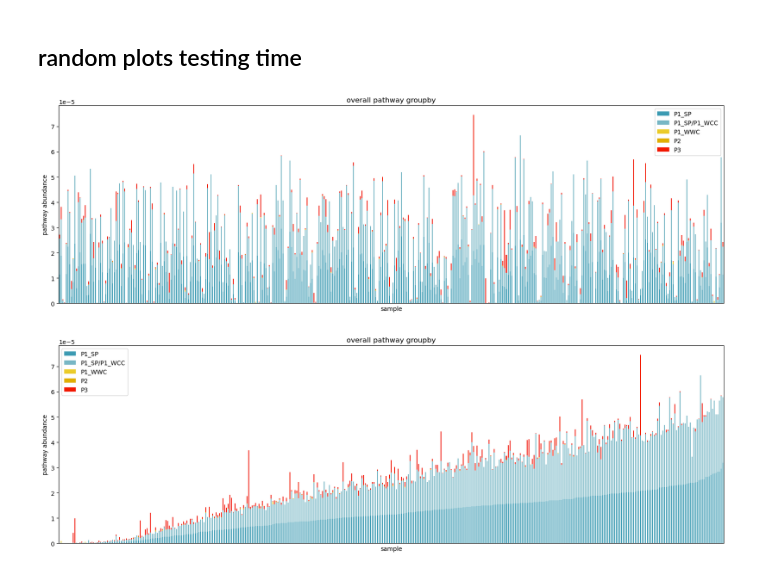
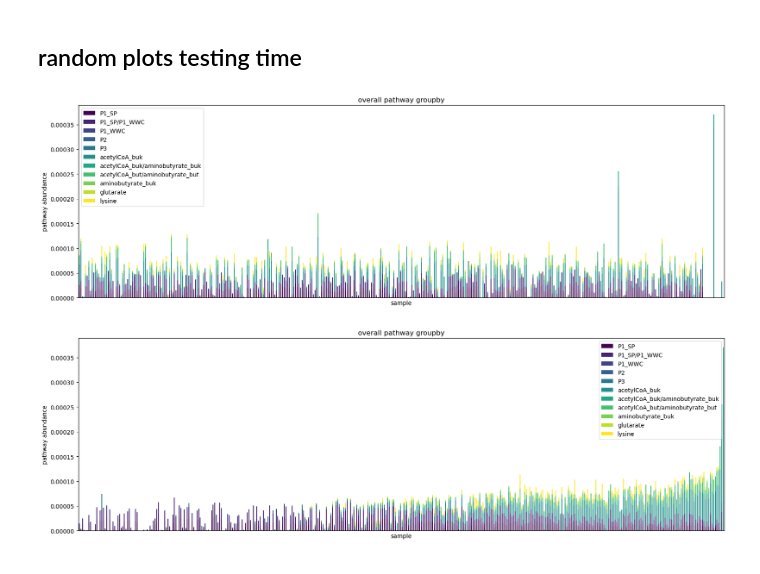
Before and after one commit to daisywyh/cremer_tester, a Jupyter notebook: pathway_abundance/pathway_abundance.ipynb, the cells around one changed output. Saved outputs shown, nothing was run; the diff lists cells and outputs as text; code cells hidden in the pictures.

```diff
--- a/pathway_abundance/pathway_abundance.ipynb
+++ b/pathway_abundance/pathway_abundance.ipynb
@@ -289,7 +327,13 @@ propionate_table_base
 
 #### merge the useful information onto the normalized hit table
 # %%
-propionate_final_hit_table = propionate_table_base.merge(compiled_bt_hit_summaries_propionate_length_corrected, how = "left", left_index=True, right_index=True)
+propionate_table_base = propionate_table_base.merge(compiled_bt_hit_summaries_propionate_length_corrected, how = "left", left_index=True, right_index=True)
+
+butyrate_table_base = butyrate_table_base.merge(compiled_bt_hit_summaries_butyrate_length_corrected, how = "left", left_index=True, right_index=True)
+
+prop_but_final = pd.concat([propionate_table_base, butyrate_table_base])
+
+# prop_but_final = prop_but_final.merge(compiled_bt_hit_summaries_butyrate_length_corrected, how = "left", left_index=True, right_index=True)
 
 # summed_propionate = compiled_bt_hit_summaries_propionate_length_corrected.sum(axis=1)
 
@@ -297,5 +341,5 @@ propionate_final_hit_table = propionate_table_base.merge(compiled_bt_hit_summari
 
 # propionate_final_test = propionate_final_test.merge(summed_propionate, how = "left", left_index=True, right_index=True)
 
-propionate_final_hit_table
+prop_but_final
 # %% [output]
@@ -373,15 +419,19 @@ propoinate_useful_display
 # %%
-propionate_overall_pathway_group = propionate_final_hit_table.groupby(["overall_pathway"]).sum()
+overall_pathway_group = prop_but_final.groupby(["overall_pathway"]).sum()
 
-propionate_overall_pathway_group = propionate_overall_pathway_group.drop("gene_name_short", axis=1)
+# overall_pathway_group = overall_pathway_group.drop(["gene_name_short", "prop_or_but"], axis=1)
 
-for pathway in list(propionate_overall_pathway_group.index.values):
+for pathway in list(overall_pathway_group.index.values):
 
     if pathway in pathway_length_dict.keys():
 
-        propionate_overall_pathway_group.loc[pathway] /= pathway_length_dict[pathway]
+        overall_pathway_group.loc[pathway] /= pathway_length_dict[pathway]
 
-propionate_overall_pathway_group.loc['P1_SP/P1_WCC'] /= 5.5
+overall_pathway_group.loc['P1_SP/P1_WWC'] /= 5.5
 
-propionate_overall_pathway_group
+overall_pathway_group.loc["acetylCoA_buk/aminobutyrate_buk"] /= 6
+
+overall_pathway_group.loc["acetylCoA_but/aminobutyrate_but"] /= 5
+
+overall_pathway_group
 # %% [output]
@@ -448,15 +511,18 @@ def stackedBarDF(overall_pathway_df):
     )
 
     return plottingDF
+# %%
+n = len(plottingDF.columns)
+colors = plt.cm.viridis(np.linspace(0, 1, n))
 # %%
-plottingDF = stackedBarDF(propionate_overall_pathway_group)
+plottingDF = stackedBarDF(overall_pathway_group)
 
-finalGraph = plottingDF.plot.bar(stacked=True, color=wesanderson.film_palette("Zissou"), figsize=(20,6)).set(xlabel="sample", ylabel="pathway abundance", title="overall pathway groupby", xticks=([]))
+finalGraph = plottingDF.plot.bar(stacked=True, color=colors, figsize=(20,6)).set(xlabel="sample", ylabel="pathway abundance", title="overall pathway groupby", xticks=([]))
 # %% [output]
-[figure, old version]
+[figure, new version]
 # %%
-sortedPlottingDF = plottingDF.sort_values(by="P1_SP")
+sortedPlottingDF = plottingDF.sort_values(by="acetylCoA_buk")
 
-finalGraph = sortedPlottingDF.plot.bar(stacked=True, color=wesanderson.film_palette("Zissou"), figsize=(20,6)).set(xlabel="sample", ylabel="pathway abundance", title="overall pathway groupby", xticks=([]))
+finalGraph = sortedPlottingDF.plot.bar(stacked=True, color=colors, figsize=(20,6)).set(xlabel="sample", ylabel="pathway abundance", title="overall pathway groupby", xticks=([]))
 # %% [output]
-[figure, old version]
+[figure, new version]
```
Also changed, not shown: parts of 17 cells of this notebook, 2 other files.
